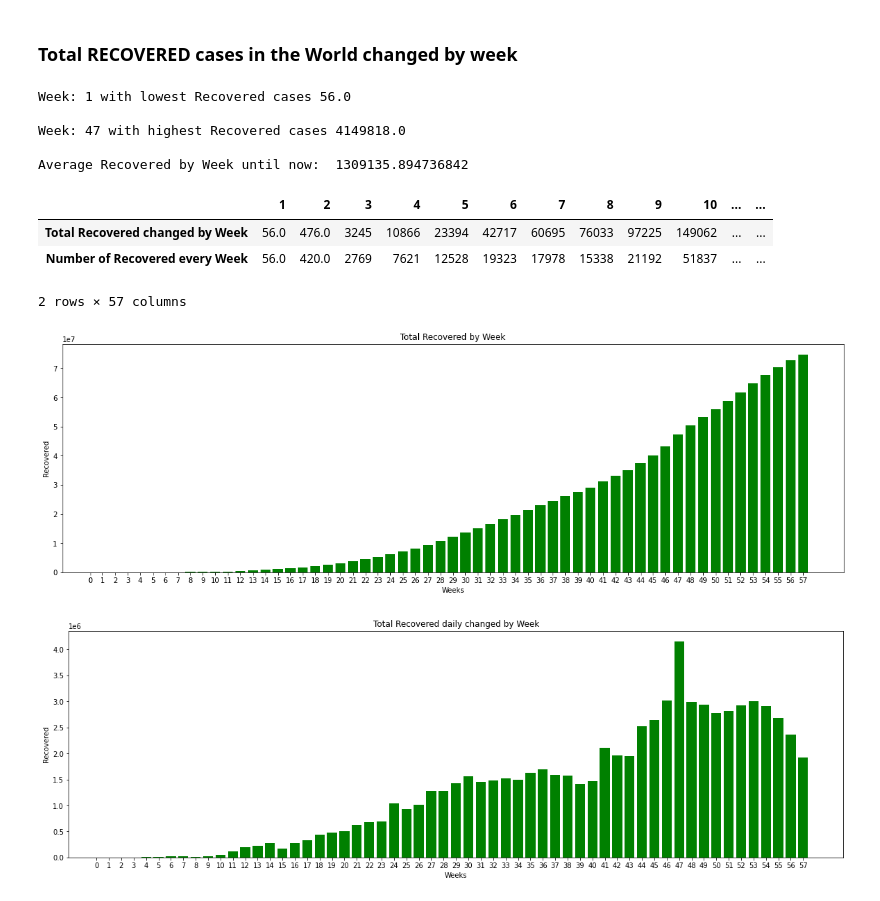
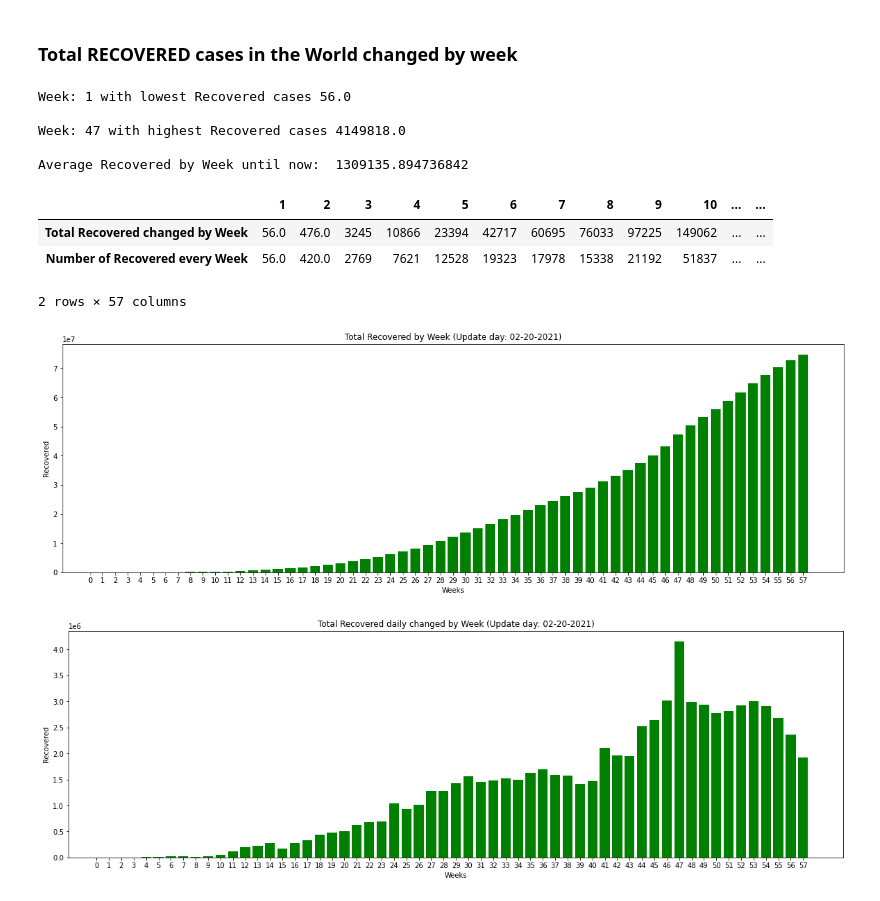
Before and after one commit to lphan/ML-Practices, a Jupyter notebook: 18_Covid-19/18_Covid-19_byWeek.ipynb, the cells around one changed output. Cells and saved outputs as stored; diff of their text form; code cells hidden in the pictures.

```diff
--- a/18_Covid-19/18_Covid-19_byWeek.ipynb
+++ b/18_Covid-19/18_Covid-19_byWeek.ipynb
@@ -141,34 +141,34 @@ plt.figure(1)
 plt.xticks(np.arange(0, max(x_weeks)+1, 1))
 plt.bar(x_weeks, y_cases_total_recovered, color='Green')
 plt.xlabel('Weeks')
 plt.ylabel('Recovered')
-plt.title("Total Recovered by Week")
+plt.title("Total Recovered by Week (Update day: "+str(updated_date)+")")
 plt.savefig('output/week_totalrecovered.jpg')
 
 # Plot number of recovered every week
 plt.figure(2)
 plt.xticks(np.arange(0, max(x_weeks)+1, 1))
 plt.bar(x_weeks, y_cases_byweek_recovered, color='Green')
 plt.xlabel('Weeks')
 plt.ylabel('Recovered')
-plt.title("Total Recovered daily changed by Week")
+plt.title("Total Recovered daily changed by Week (Update day: "+str(updated_date)+")")
 plt.savefig('output/week_totalrecovered_weekly.jpg')
 
 print("\nWeek:", np.argmin(y_cases_byweek_recovered)+1, "with lowest Recovered cases", y_cases_byweek_recovered[np.argmin(y_cases_byweek_recovered)])
 print("\nWeek:", np.argmax(y_cases_byweek_recovered)+1, "with highest Recovered cases", y_cases_byweek_recovered[np.argmax(y_cases_byweek_recovered)])
 print("\nAverage Recovered by Week until now: ", np.mean(y_cases_byweek_recovered))
 confirmedweeks_recovered
 
 # note: plot displays data on x-axis start at index 1, and data in Python collected at index 0, that's why +1
 # %% [output]
 Week: 1 with lowest Recovered cases 56.0
 
 Week: 47 with highest Recovered cases 4149818.0
 
 Average Recovered by Week until now:  1309135.894736842
 |  | 1 | 2 | 3 | 4 | 5 | 6 | 7 | 8 | 9 | 10 | ... | ... |
 | Total Recovered changed by Week | 56.0 | 476.0 | 3245 | 10866 | 23394 | 42717 | 60695 | 76033 | 97225 | 149062 | ... | ... |
 | Number of Recovered every Week | 56.0 | 420.0 | 2769 | 7621 | 12528 | 19323 | 17978 | 15338 | 21192 | 51837 | ... | ... |
 2 rows × 57 columns
-[figure, old version]
+[figure, new version]
-[figure, old version]
+[figure, new version]
```
Also changed, not shown: parts of 2 cells of this notebook, 7 other files.
